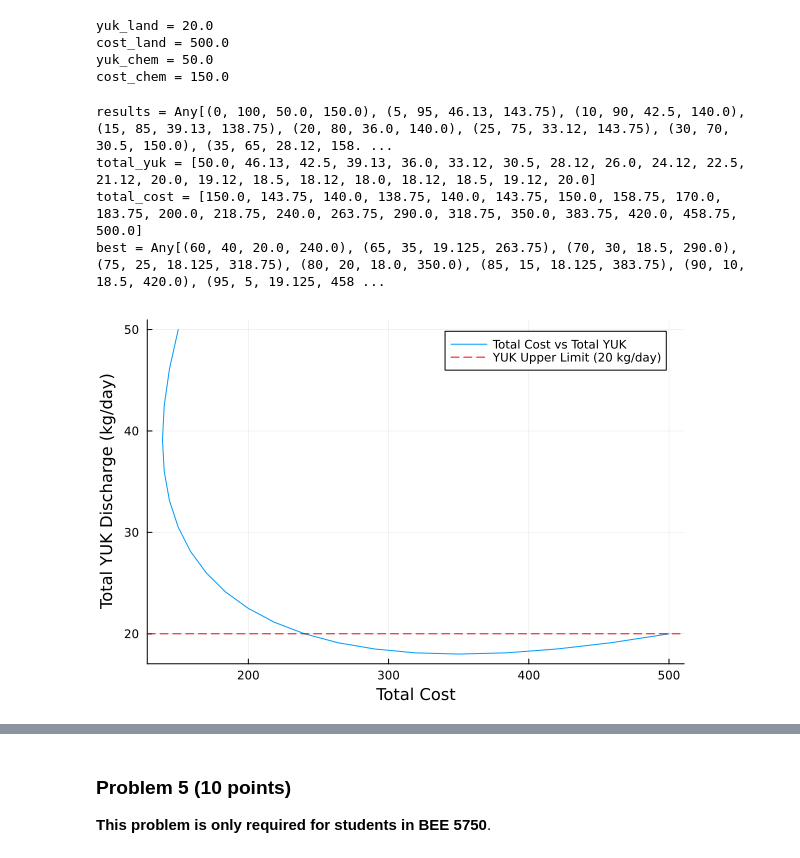
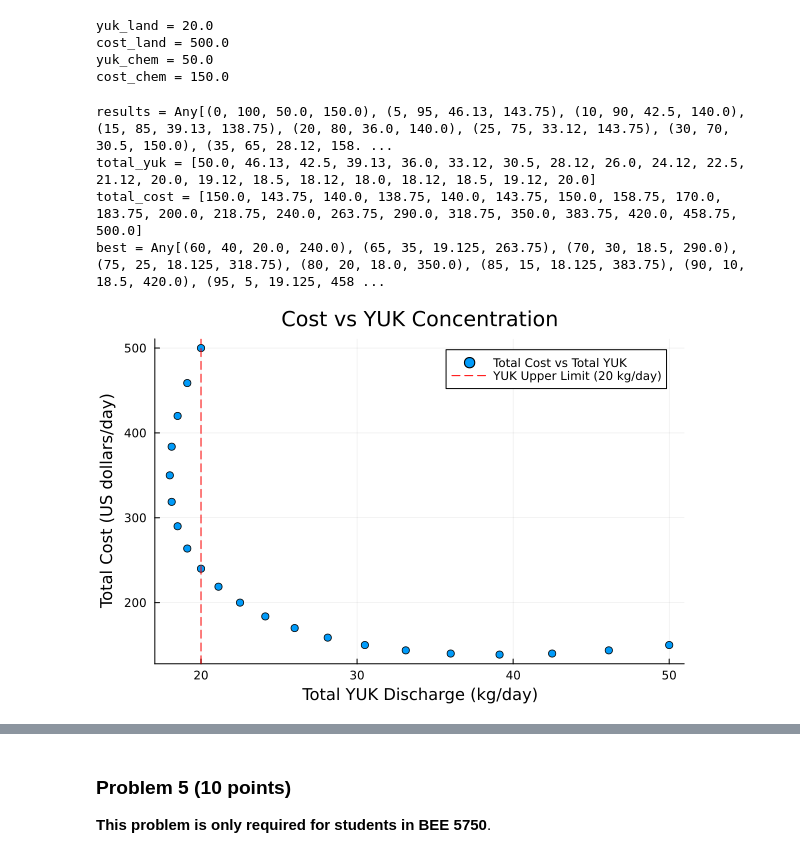
Before and after one commit to BEE4750-FA24/hw1-LM698, a Jupyter notebook: hw01.ipynb, the cells around one changed output, grey strips where cells are left out. Cells and saved outputs as stored; diff of their text form; code cells hidden in the pictures.

```diff
--- a/hw01.ipynb
+++ b/hw01.ipynb
@@ -442,39 +444,39 @@ cost_chem = 150.0
 # Experiment with different combinations
 
 x1_values = 0:5:100 # Create a range of values from 0 to 100(the given wastewater discharging rate) with step size 5
-best = [] # Array that store the combinations that meets the standard
+best = [] # Array that store the combinations that meet the standard
 results = [] # Array that store all the combinations
 
 for x1 in x1_values
-    x2 = 100 - x1 # Since the wastewater discharging rate is 100, set up the combinations by this
+    x2 = 100 - x1 # Since the wastewater discharging rate is 100, set up the combinations by using 100-x1
     yuk_land, cost_land = land_treatment(x1)
     yuk_chem, cost_chem = chem_treatment(x2)
     total_yuk = yuk_land + yuk_chem # Total amount of YUK substance will be discharged by the combination
     total_cost = cost_land + cost_chem # Total cost of the combination
     push!(results,(x1, x2, round(total_yuk, digits = 2), total_cost)) # Store the results
 
     if total_yuk <= Upper_lim # Find the total amount of YUK substance that meets the standard
         push!(best,(x1, x2, total_yuk, total_cost)) # Store the results to 'best' array
     end
 end
 
 # Extract total YUK discharge and the total cost from result
 total_yuk = [r[3] for r in results]
 total_cost = [r[4] for r in results]
 
 @show results;
 @show total_yuk;
 @show total_cost;
 @show best;
 
 # Plot Total Cost vs Total YUK discharge
-plot(total_cost, total_yuk, label="Total Cost vs Total YUK", xlabel="Total Cost", ylabel="Total YUK Discharge (kg/day)", legend=:topright)
+p = scatter(total_yuk, total_cost, label="Total Cost vs Total YUK", xlabel="Total YUK Discharge (kg/day)", ylabel="Total Cost (US dollars/day)", title="Cost vs YUK Concentration", legend=:topright)
 
 # Add the Upper Limit line for YUK discharge (y=20)
-hline!([Upper_lim], label="YUK Upper Limit (20 kg/day)", linestyle=:dash, color=:red)
+vline!([Upper_lim], label="YUK Upper Limit (20 kg/day)", linestyle=:dash, color=:red)
 # %% [output]
 results = Any[(0, 100, 50.0, 150.0), (5, 95, 46.13, 143.75), (10, 90, 42.5, 140.0), (15, 85, 39.13, 138.75), (20, 80, 36.0, 140.0), (25, 75, 33.12, 143.75), (30, 70, 30.5, 150.0), (35, 65, 28.12, 158. ...
 total_yuk = [50.0, 46.13, 42.5, 39.13, 36.0, 33.12, 30.5, 28.12, 26.0, 24.12, 22.5, 21.12, 20.0, 19.12, 18.5, 18.12, 18.0, 18.12, 18.5, 19.12, 20.0]
 total_cost = [150.0, 143.75, 140.0, 138.75, 140.0, 143.75, 150.0, 158.75, 170.0, 183.75, 200.0, 218.75, 240.0, 263.75, 290.0, 318.75, 350.0, 383.75, 420.0, 458.75, 500.0]
 best = Any[(60, 40, 20.0, 240.0), (65, 35, 19.125, 263.75), (70, 30, 18.5, 290.0), (75, 25, 18.125, 318.75), (80, 20, 18.0, 350.0), (85, 15, 18.125, 383.75), (90, 10, 18.5, 420.0), (95, 5, 19.125, 458 ...
-[figure, old version]
+[figure, new version]
```
Also changed, not shown: parts of 12 cells of this notebook.
